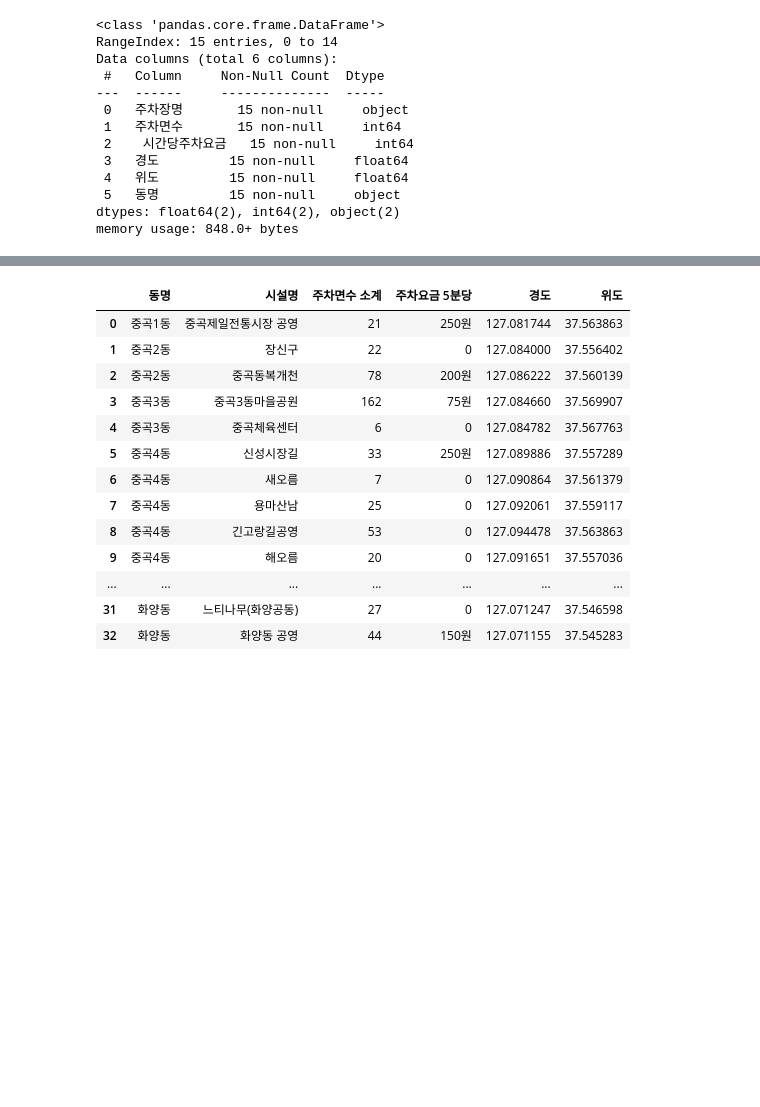
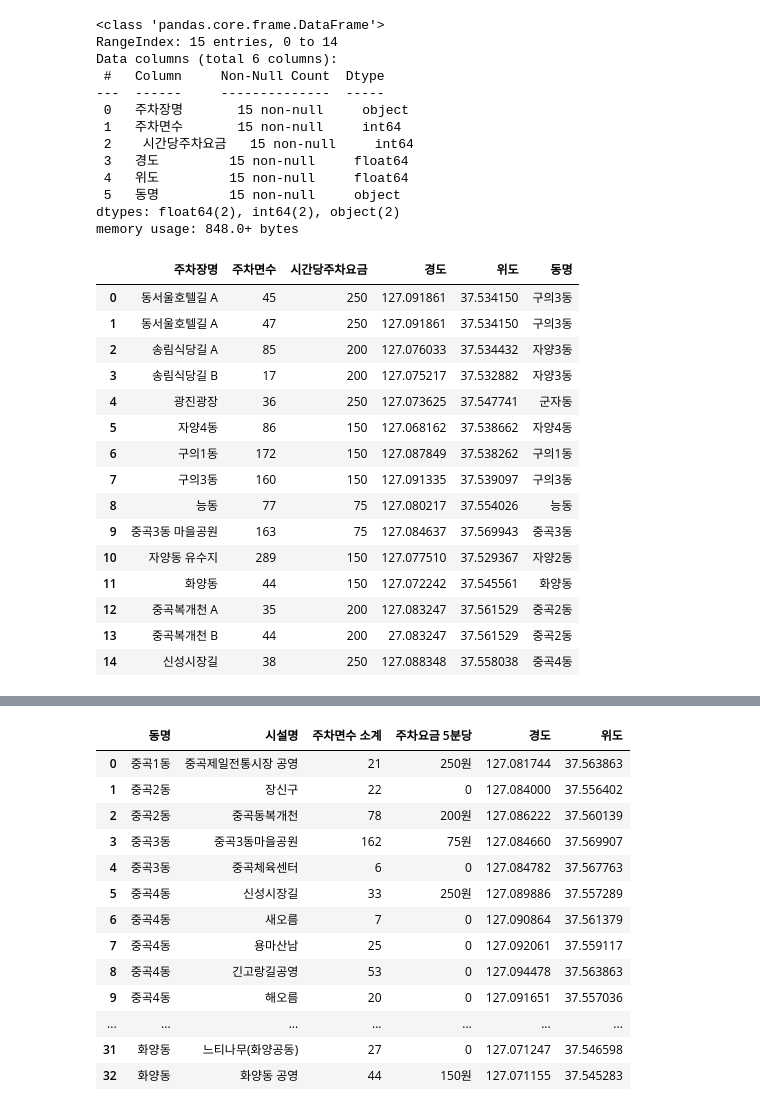
Before and after one commit to actorjung/Gwangjin_Big_Data_Project, a Jupyter notebook: code/suhwan/EDA.ipynb, the cells around one changed output, grey strips where cells are left out. Cells and saved outputs as stored; diff of their text form; code cells hidden in the pictures; blank space fills up the shorter version.

```diff
--- a/code/suhwan/EDA.ipynb
+++ b/code/suhwan/EDA.ipynb
@@ -101,3 +103,23 @@ memory usage: 848.0+ bytes
+# %%
+a=pd.read_csv("시설관리공단 공영주차장.csv")
+a
+# %% [output]
+|  | 주차장명 | 주차면수 | 시간당주차요금 | 경도 | 위도 | 동명 |
+| 0 | 동서울호텔길 A | 45 | 250 | 127.091861 | 37.534150 | 구의3동 |
+| 1 | 동서울호텔길 A | 47 | 250 | 127.091861 | 37.534150 | 구의3동 |
+| 2 | 송림식당길 A | 85 | 200 | 127.076033 | 37.534432 | 자양3동 |
+| 3 | 송림식당길 B | 17 | 200 | 127.075217 | 37.532882 | 자양3동 |
+| 4 | 광진광장 | 36 | 250 | 127.073625 | 37.547741 | 군자동 |
+| 5 | 자양4동 | 86 | 150 | 127.068162 | 37.538662 | 자양4동 |
+| 6 | 구의1동 | 172 | 150 | 127.087849 | 37.538262 | 구의1동 |
+| 7 | 구의3동 | 160 | 150 | 127.091335 | 37.539097 | 구의3동 |
+| 8 | 능동 | 77 | 75 | 127.080217 | 37.554026 | 능동 |
+| 9 | 중곡3동 마을공원 | 163 | 75 | 127.084637 | 37.569943 | 중곡3동 |
+| 10 | 자양동 유수지 | 289 | 150 | 127.077510 | 37.529367 | 자양2동 |
+| 11 | 화양동 | 44 | 150 | 127.072242 | 37.545561 | 화양동 |
+| 12 | 중곡복개천 A | 35 | 200 | 127.083247 | 37.561529 | 중곡2동 |
+| 13 | 중곡복개천 B | 44 | 200 | 27.083247 | 37.561529 | 중곡2동 |
+| 14 | 신성시장길 | 38 | 250 | 127.088348 | 37.558038 | 중곡4동 |
 # %%
 df2=pd.read_csv(f"{path}/서울특별시 광진구_공영주차장 정보_20220118.csv",encoding='cp949')
 # %%
```
Also changed, not shown: parts of 15 cells of this notebook, 7 other files.
